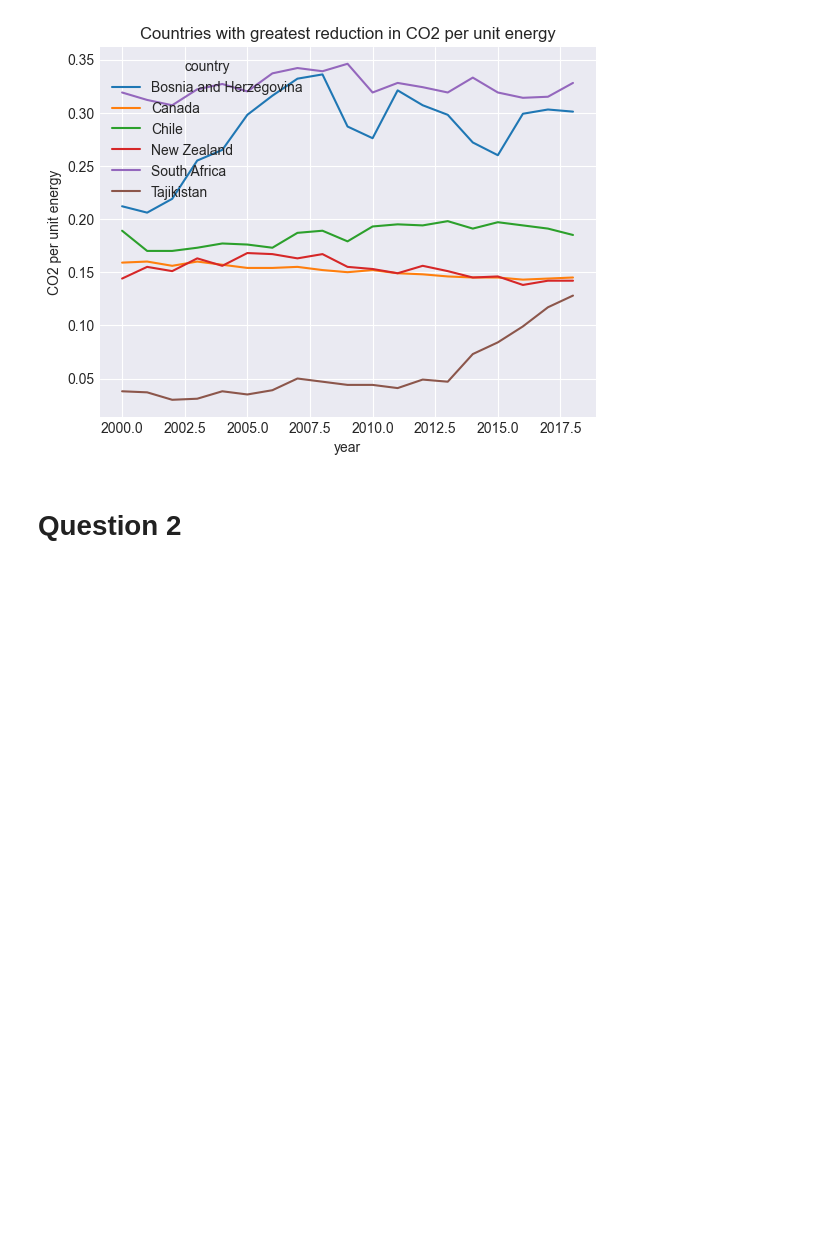
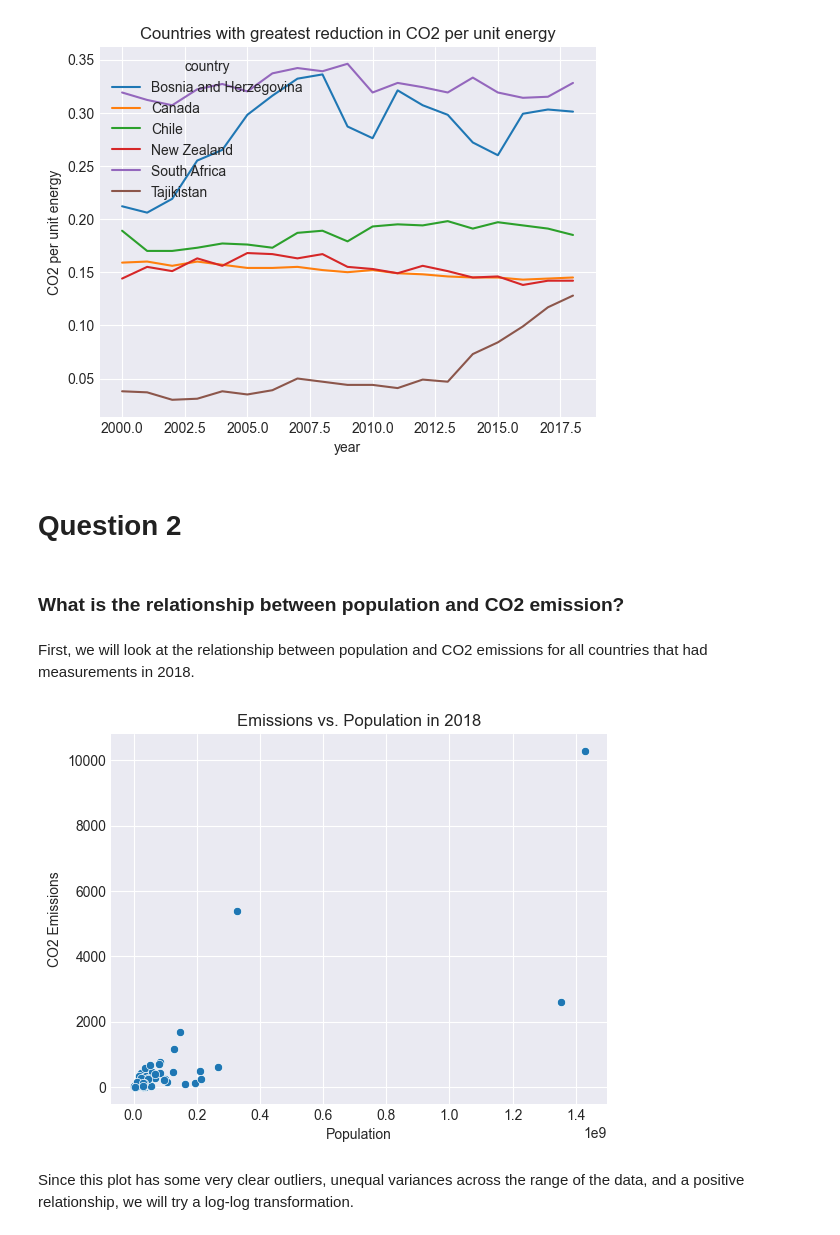
Before and after one commit to haruiz/STAT650-midterm, a Jupyter notebook: midterm_analysis.ipynb, the cells around one changed output. Saved outputs shown, nothing was run; the diff lists cells and outputs as text; code cells hidden in the pictures; blank space fills up the shorter version.

```diff
--- a/midterm_analysis.ipynb
+++ b/midterm_analysis.ipynb
@@ -389,3 +351,20 @@ plt.show()
 [figure]
 # %% [markdown]
 # Question 2
+# %% [markdown]
+### What is the relationship between population and CO2 emission?
+# %% [markdown]
+First, we will look at the relationship between population and CO2 emissions for all countries that had measurements in 2018.
+# %%
+data_2018 = data[data.year == 2018]
+
+sns.scatterplot(data=data_2018, x='population', y='co2')
+plt.xlabel("Population")
+plt.ylabel("CO2 Emissions")
+plt.title("Emissions vs. Population in 2018")
+plt.savefig('population_emissions_2018.png')
+plt.show()
+# %% [output]
+[figure, added]
+# %% [markdown]
+Since this plot has some very clear outliers, unequal variances across the range of the data, and a positive relationship, we will try a log-log transformation.
```
Also changed, not shown: parts of 20 cells of this notebook.
